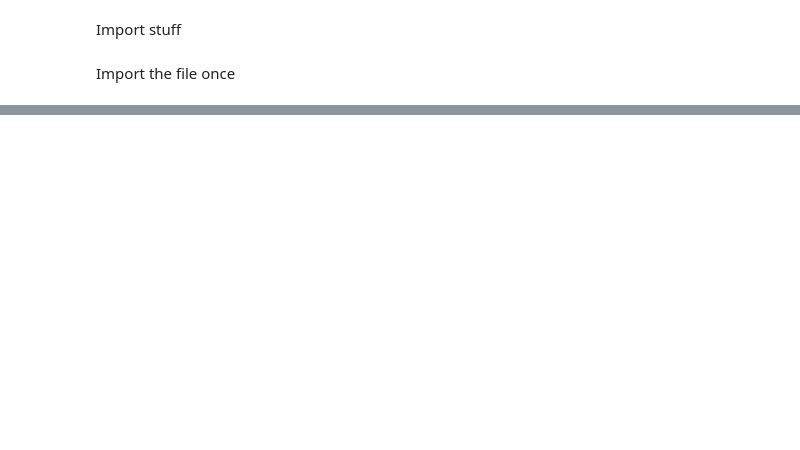
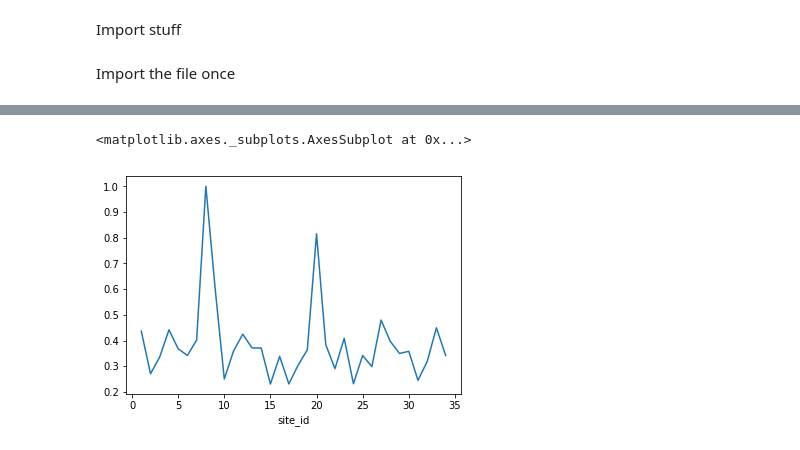
Before and after one commit to ryanb1994/DMT, a Jupyter notebook: Assignment 2/EDA Assignment 2 Jeffrey.ipynb, the cells around one changed output, grey strips where cells are left out. Cells and saved outputs as stored; diff of their text form; code cells hidden in the pictures; blank space fills up the shorter version.

```diff
--- a/Assignment 2/EDA Assignment 2 Jeffrey.ipynb
+++ b/Assignment 2/EDA Assignment 2 Jeffrey.ipynb
@@ -222,0 +505,6 @@ Just a heads-up for logistic regression trained on position (of same training se
+# %%
+df.groupby('site_id')['srch_children_count'].mean().plot()
+# Apparently one website between 5 and 10 is focused on children accomodations
+# %% [output]
+<matplotlib.axes._subplots.AxesSubplot at 0x...>
+[figure, added]
```
Also changed, not shown: parts of 85 cells of this notebook.
